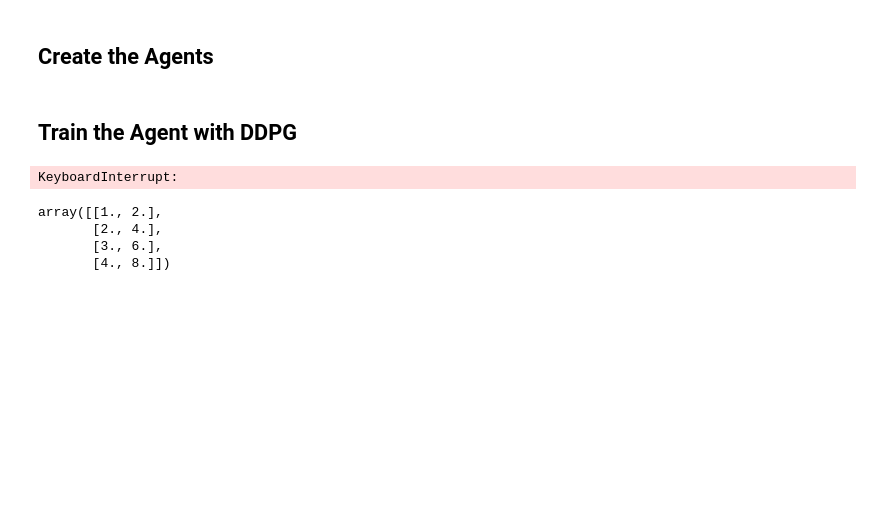
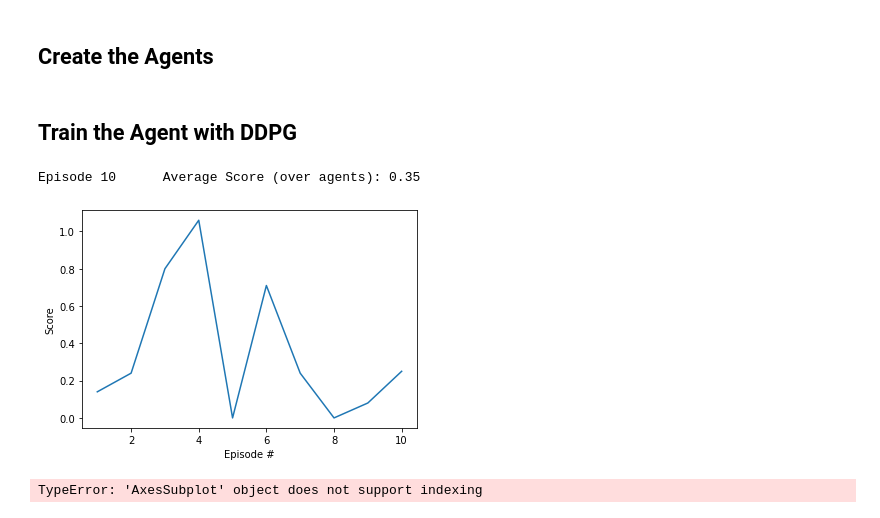
Before and after one commit to kaaloo/p2_continuous-control, a Jupyter notebook: Continuous_Control.ipynb, the cells around one changed output. Saved outputs shown, nothing was run; the diff lists cells and outputs as text; code cells hidden in the pictures; blank space fills up the shorter version.

Commit message:
fix: :bug: Fix plotting code

```diff
--- a/Continuous_Control.ipynb
+++ b/Continuous_Control.ipynb
@@ -159,51 +159,47 @@ def ddpg(n_episodes=300, max_t=300, print_every=100):
             next_states = env_info.vector_observations
             rewards = env_info.rewards
             dones = env_info.local_done
             for agent, state, action, reward, next_state, done in zip(agents, states, actions, rewards, next_states, dones):
                 agent.step(state, action, reward, next_state, done)
             states = next_states
             scores += rewards
             if np.any(dones):
                 break
 
         for score, scores_deque in zip(scores, all_scores_deques):
             scores_deque.append(score)
         all_scores = np.append(all_scores, np.reshape(scores, (num_agents,1)), axis=1)
 
         print('\rEpisode {}\tAverage Score (over agents): {:.2f}'.format(
             i_episode, np.mean(scores_deque)), end="")
         high_scorer = agents[np.argmax(np.mean(all_scores_deques, axis=1))]
         torch.save(high_scorer.actor_local.state_dict(), 'checkpoint_actor.pth')
         torch.save(high_scorer.critic_local.state_dict(), 'checkpoint_critic.pth')
         if i_episode % print_every == 0:
             print('\rEpisode {}\tAverage Score (over agents): {:.2f}'.format(
                 i_episode, np.mean(all_scores_deque)))
 
     return all_scores
 
 
-all_scores = ddpg(n_episodes=5)
+all_scores = ddpg()
 
 fig, axs = plt.subplots(num_agents)
-for ax, scores in axs, all_scores:
+for ax, scores in zip(axs.flat if num_agents > 1 else [axs], all_scores):
     ax.plot(np.arange(1, len(scores)+1), scores)
-    ax.ylabel('Score')
-    ax.xlabel('Episode #')
-plt.show()
+    ax.set(xlabel='Episode #', ylabel='Score')
+    ax.plot()
 # %% [output]
-KeyboardInterrupt:
+Episode 10      Average Score (over agents): 0.35
+[figure, added]
-# %%
-all_scores = np.zeros((4,0))
-all_scores
-scores = [1, 2, 3, 4]
-scores = np.reshape(scores, (4, 1))
-scores
-all_scores = np.append(all_scores, scores, axis=1)
-all_scores = np.append(all_scores, scores*2, axis=1)
-#all_scores = np.append(all_scores, scores)
-all_scores
-# %% [output]
-array([[1., 2.],
-       [2., 4.],
-       [3., 6.],
-       [4., 8.]])
+# %%
+# Some example data to display
+x = np.linspace(0, 2 * np.pi, 400)
+y = np.sin(x ** 2)
+
+fig, axs = plt.subplots(1)
+fig.suptitle('Vertically stacked subplots')
+for i in range(2):
+    axs[i].plot(x, y)
+# %% [output]
+TypeError: 'AxesSubplot' object does not support indexing
```
Also changed, not shown: parts of 2 cells of this notebook, 2 other files.
